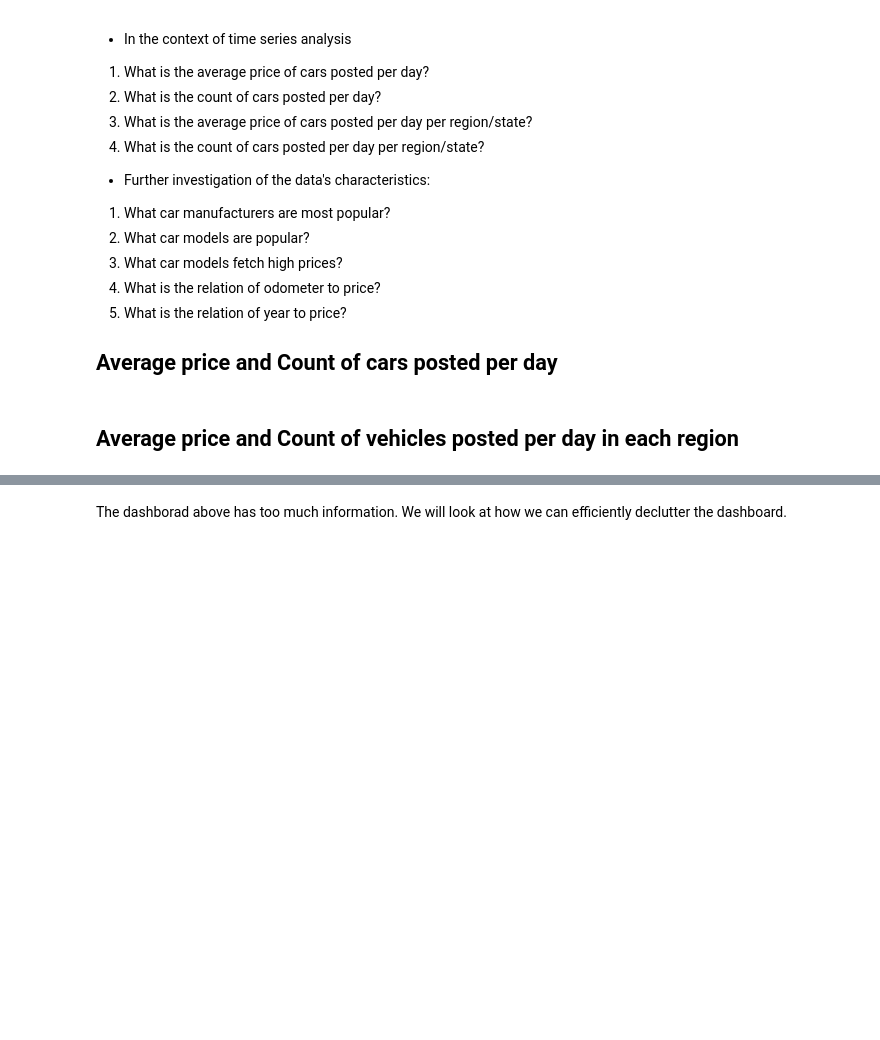
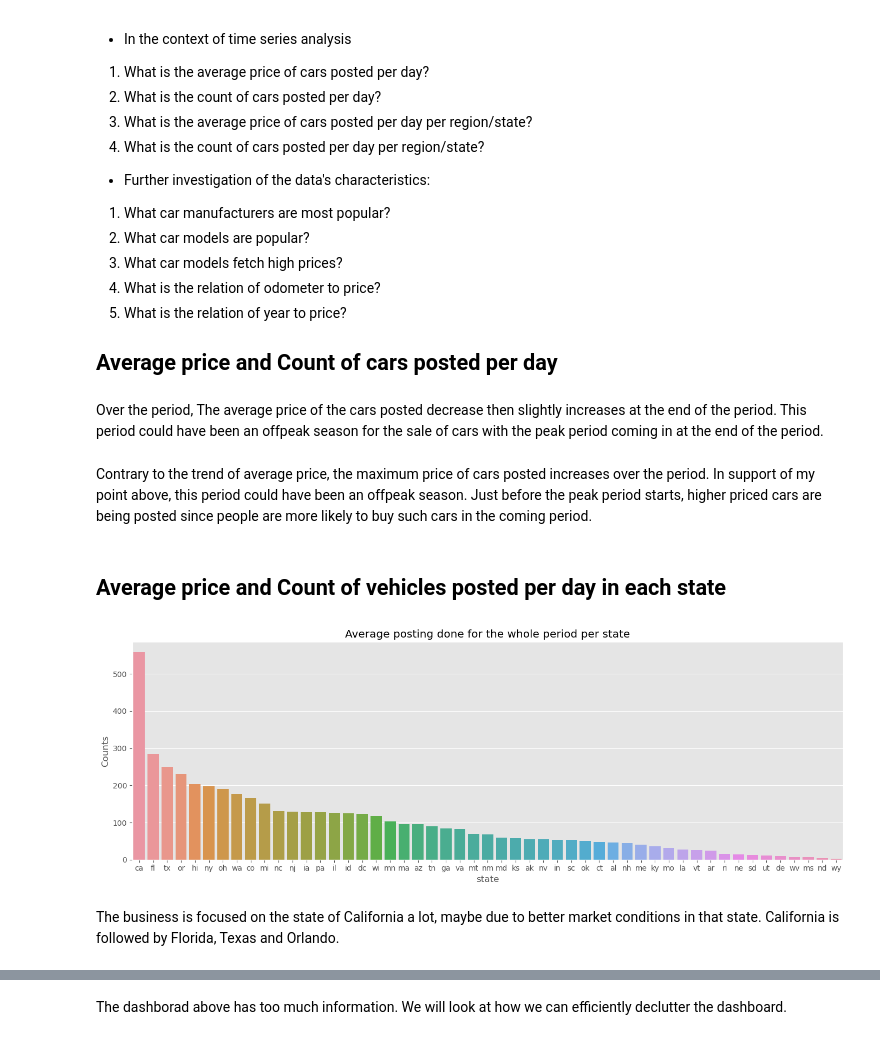
Before and after one commit to Nickimani/craigslist_used_vehicles_TSA, a Jupyter notebook: Code.ipynb, the cells around one changed output, grey strips where cells are left out. Drawn from its saved outputs; the diff is of its cells as text; code cells hidden in the pictures; blank space fills up the shorter version.

```diff
--- a/Code.ipynb
+++ b/Code.ipynb
@@ -61,6 +61,7 @@ from sklearn.impute import SimpleImputer
 
 %matplotlib inline
 pd.set_option("display.max_columns", None)
+plt.style.use('ggplot')
 # %%
 def data_outlook(data: pd.DataFrame()):
     """
@@ -592,6 +593,8 @@ fig = px.line(data_frame=avg_price_day, x='posting_date', y='Avg. price',
               hover_data=['Counts'])
 fig.update_xaxes(rangeslider_visible=True)
 fig.show()
+# %% [markdown]
+Over the period, The average price of the cars posted decrease then slightly increases at the end of the period. This period could have been an offpeak season for the sale of cars with the peak period coming in at the end of the period.
 # %%
 # Plotting maximum price of cars posted per day for the period
 fig = px.line(data_frame=max_price_day, x='posting_date', y='Max price',
@@ -599,12 +602,32 @@ fig = px.line(data_frame=max_price_day, x='posting_date', y='Max price',
               hover_data=['Counts'])
 fig.update_xaxes(rangeslider_visible=True)
 fig.show()
+# %% [markdown]
+Contrary to the trend of average price, the maximum price of cars posted increases over the period. In support of my point above, this period could have been an offpeak season. Just before the peak period starts, higher priced cars are being posted since people are more likely to buy such cars in the coming period.
 # %% [markdown]
-## Average price and Count of vehicles posted per day in each region
+## Average price and Count of vehicles posted per day in each state
 # %%
 # Creating dataframe where datais grouped by region, state, and posting_date and getting average price and counts of postings
 price_per_region_state = df.groupby(by=['posting_date', 'state', 'region'])['price'].agg([np.mean, np.count_nonzero]).reset_index()
 price_per_region_state.rename({'mean': 'Avg. price', 'count_nonzero': 'Counts'}, axis=1, inplace=True)
+
+# Counts of postings done per day per state
+count_states = df.groupby(by=['posting_date', 'state']).size()
+count_states.name = 'Counts'
+count_states = count_states.reset_index().drop('posting_date', axis=1)
+# Getting average postings per day
+count_states = count_states.groupby('state').mean().sort_values(by='Counts', ascending=False)
+# %%
+# Barplot of counts
+plt.figure(figsize=(14,5))
+sns.barplot(data=count_states, x=count_states.index, y='Counts')
+plt.title("Average posting done for the whole period per state")
+plt.tight_layout()
+plt.show()
+# %% [output]
+[figure, added]
+# %% [markdown]
+The business is focused on the state of California a lot, maybe due to better market conditions in that state. California is followed by Florida, Texas and Orlando.
 # %%
 app = Dash(__name__)
 
```
Also changed, not shown: parts of 11 cells of this notebook.
